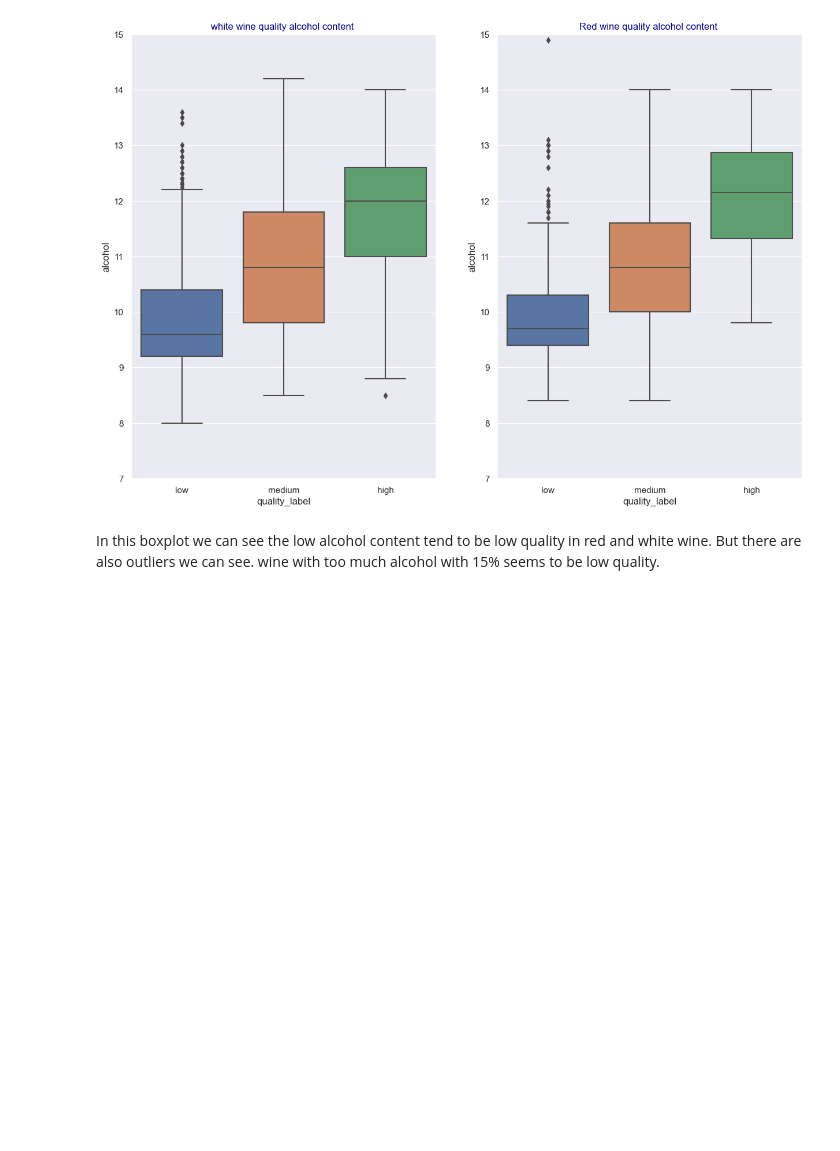
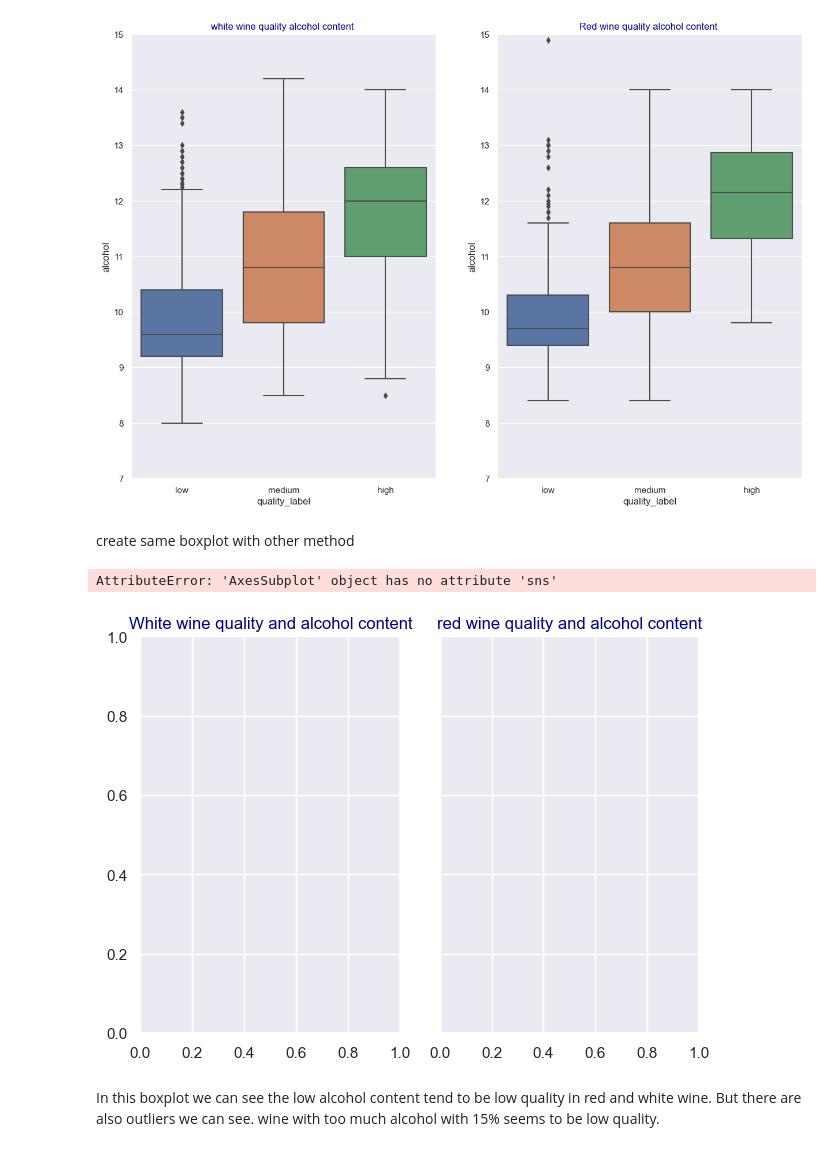
Before and after one commit to satomi26/Project-2, a Jupyter notebook: all_wine.ipynb, the cells around one changed output. Saved outputs shown, nothing was run; the diff lists cells and outputs as text; code cells hidden in the pictures; blank space fills up the shorter version.

```diff
--- a/all_wine.ipynb
+++ b/all_wine.ipynb
@@ -650,6 +650,21 @@ plt.ylim(7, 15)
 plt.show()
 # %% [output]
 [figure]
+# %% [markdown]
+create same boxplot with other method
+# %%
+fig, axs = plt.subplots(1, 2, sharey="row", tight_layout=True) # sharey = "row" makes the y-axis similar.
+
+axs[0].set_title("White wine quality and alcohol content")
+axs[1].set_title("red wine quality and alcohol content")
+
+axs[0].sns.boxplot(data = df_white, x = 'quality_label',y = "alcohol", order = ["low", "medium", "high"])
+axs[1].sns.boxplot(data = df_red, x = 'quality_label', y = "alcohol", order = ["low", "medium", "high"])
+
+plt.show()
+# %% [output]
+AttributeError: 'AxesSubplot' object has no attribute 'sns'
+[figure, added]
 # %% [markdown]
 In this boxplot we can see the low alcohol content tend to be low quality in red and white wine.
 But there are also outliers we can see. wine with too much alcohol with 15% seems to be low quality.
```
Also changed, not shown: parts of 5 cells of this notebook, 1 other file.
